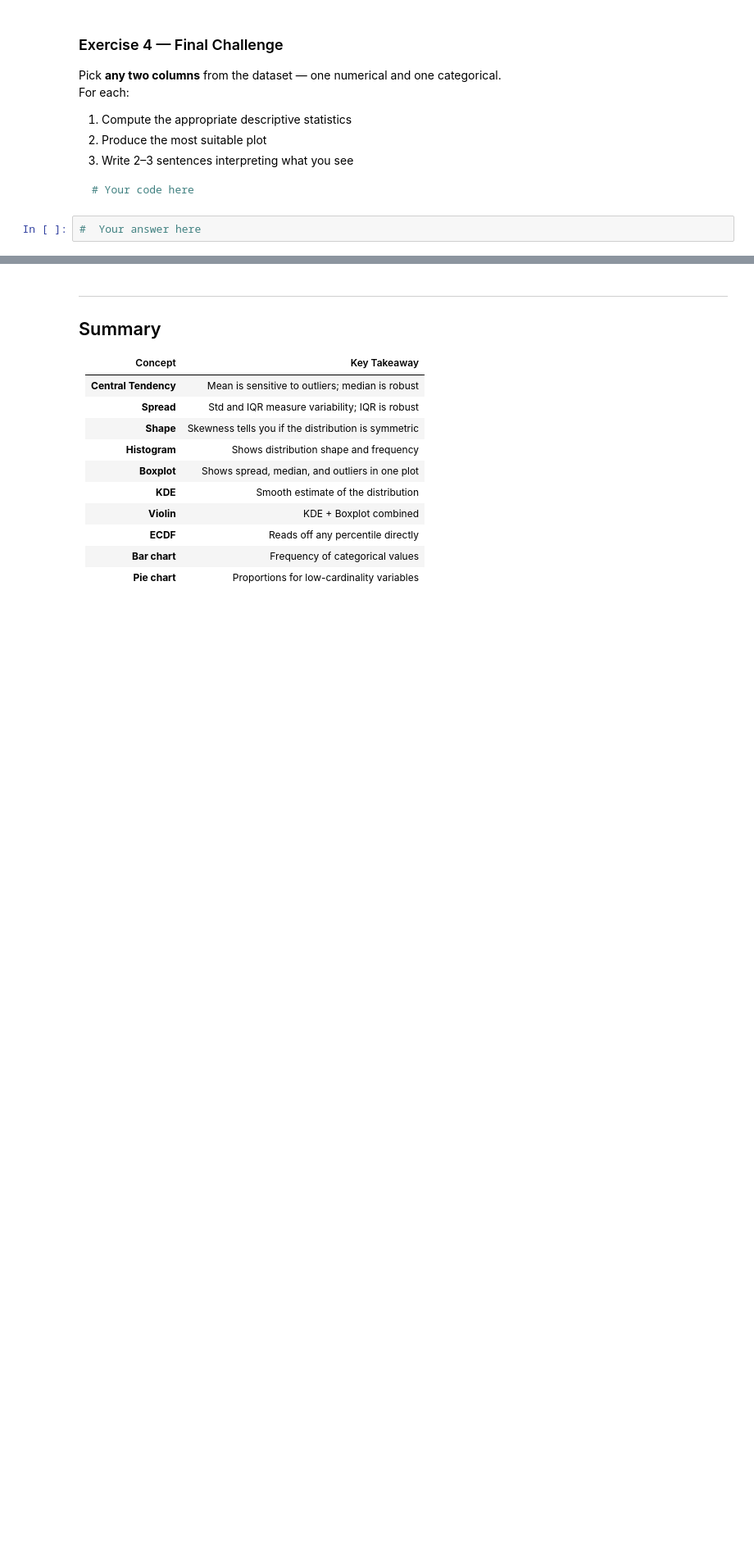
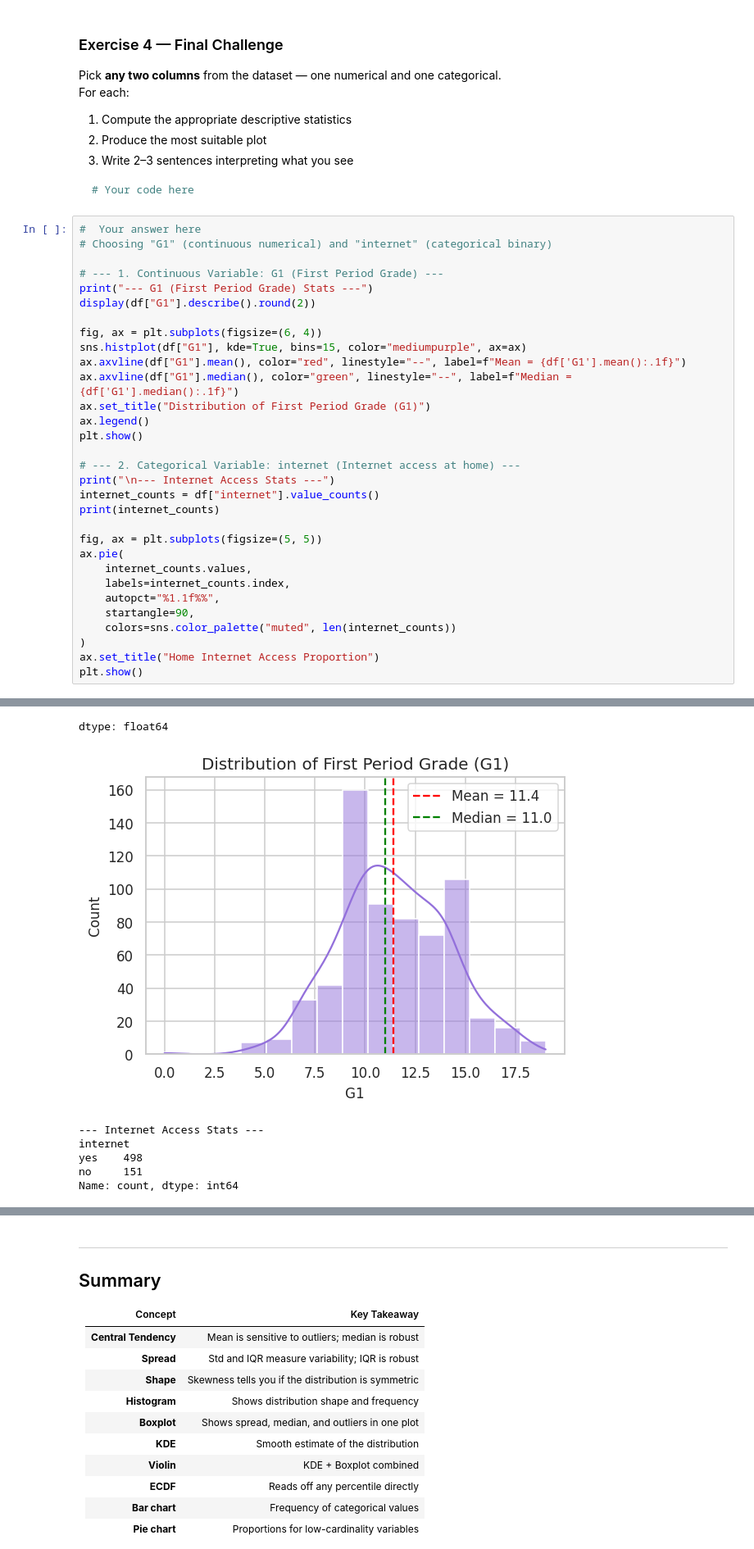
Before and after one commit to sahibshakhayev/IntroToDS, a Jupyter notebook: Solved/LB_2.ipynb, the cells around one changed output, grey strips where cells are left out. Shown at 82% size. Saved outputs shown, nothing was run; the diff lists cells and outputs as text; blank space fills up the shorter version.

````diff
--- a/Solved/LB_2.ipynb
+++ b/Solved/LB_2.ipynb
@@ -595,5 +659,35 @@ For each:
 ```python
 # Your code here
 ```
-# %%
-#  Your answer here
+# %%
+#  Your answer here
+# Choosing "G1" (continuous numerical) and "internet" (categorical binary)
+
+# --- 1. Continuous Variable: G1 (First Period Grade) ---
+print("--- G1 (First Period Grade) Stats ---")
+display(df["G1"].describe().round(2))
+
+fig, ax = plt.subplots(figsize=(6, 4))
+sns.histplot(df["G1"], kde=True, bins=15, color="mediumpurple", ax=ax)
+ax.axvline(df["G1"].mean(), color="red", linestyle="--", label=f"Mean = {df['G1'].mean():.1f}")
+ax.axvline(df["G1"].median(), color="green", linestyle="--", label=f"Median = {df['G1'].median():.1f}")
+ax.set_title("Distribution of First Period Grade (G1)")
+ax.legend()
+plt.show()
+
+# --- 2. Categorical Variable: internet (Internet access at home) ---
+print("\n--- Internet Access Stats ---")
+internet_counts = df["internet"].value_counts()
+print(internet_counts)
+
+fig, ax = plt.subplots(figsize=(5, 5))
+ax.pie(
+    internet_counts.values,
+    labels=internet_counts.index,
+    autopct="%1.1f%%",
+    startangle=90,
+    colors=sns.color_palette("muted", len(internet_counts))
+)
+ax.set_title("Home Internet Access Proportion")
+plt.show()
+# %% [output]
@@ -599,0 +704,7 @@ For each:
+dtype: float64
+[figure, added]
+--- Internet Access Stats ---
+internet
+yes    498
+no     151
+Name: count, dtype: int64
````
Also changed, not shown: parts of 7 cells of this notebook.
